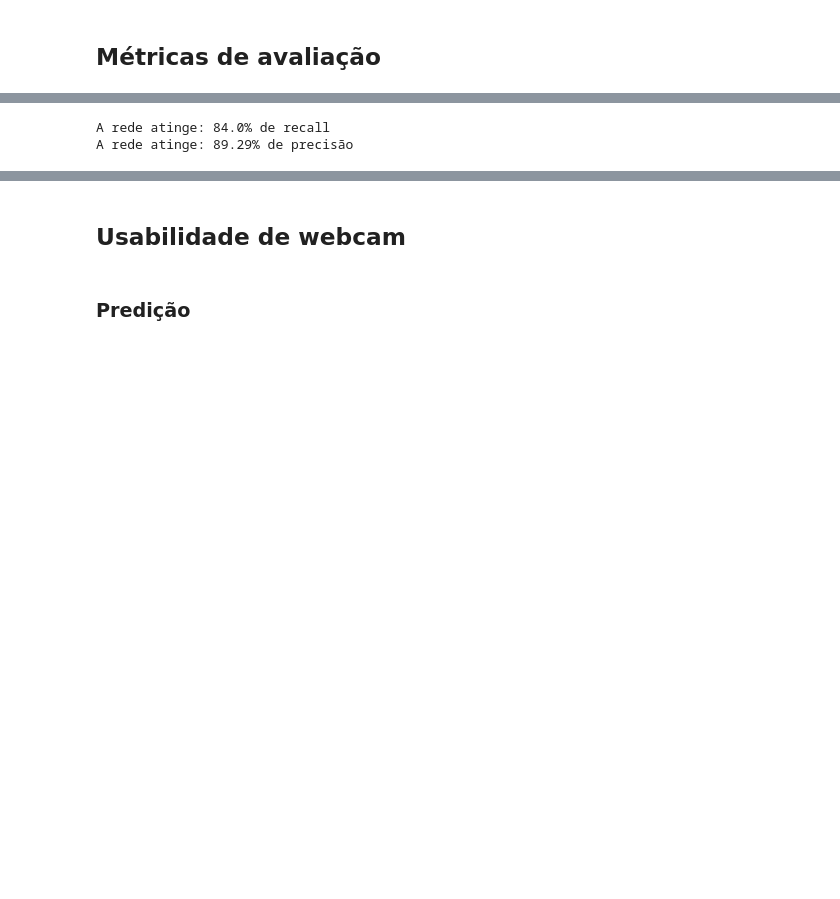
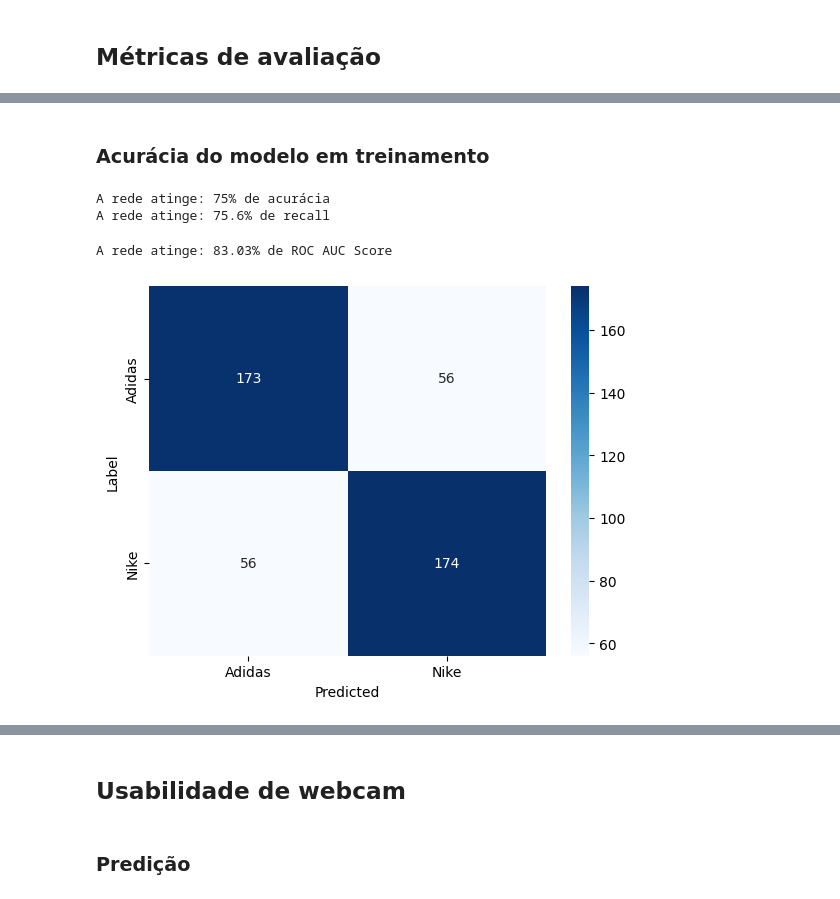
Before and after one commit to LeonardoBerlatto/adidas-nike-image-prediction, a Jupyter notebook: T2.ipynb, the cells around one changed output, grey strips where cells are left out. Saved outputs shown, nothing was run; the diff lists cells and outputs as text; code cells hidden in the pictures; blank space fills up the shorter version.

```diff
--- a/T2.ipynb
+++ b/T2.ipynb
@@ -247,6 +244,12 @@ A rede atinge: 92% de acurácia
+# %% [markdown]
+### Acurácia do modelo em treinamento
 # %%
-print(f'A rede atinge: {round(recall(resnet, test_loader),2)}% de recall')
-print(f'A rede atinge: {round(precision(resnet, test_loader),2)}% de precisão')
+print(f'A rede atinge: {accuracy(resnet, train_loader)}% de acurácia')
+print(f'A rede atinge: {round(calculate_f1_score(resnet, train_loader)*100,2)}% de recall')
+print(f'A rede atinge: {round(calculate_roc_auc_score(resnet, train_loader, 50)*100,2)}% de ROC AUC Score')
+conf_mat = confusion_matrix(resnet, train_loader)
 # %% [output]
-A rede atinge: 84.0% de recall
-A rede atinge: 89.29% de precisão
+A rede atinge: 75% de acurácia
+A rede atinge: 75.6% de recall
+A rede atinge: 83.03% de ROC AUC Score
+[figure, added]
```
Also changed, not shown: parts of 16 cells of this notebook.
